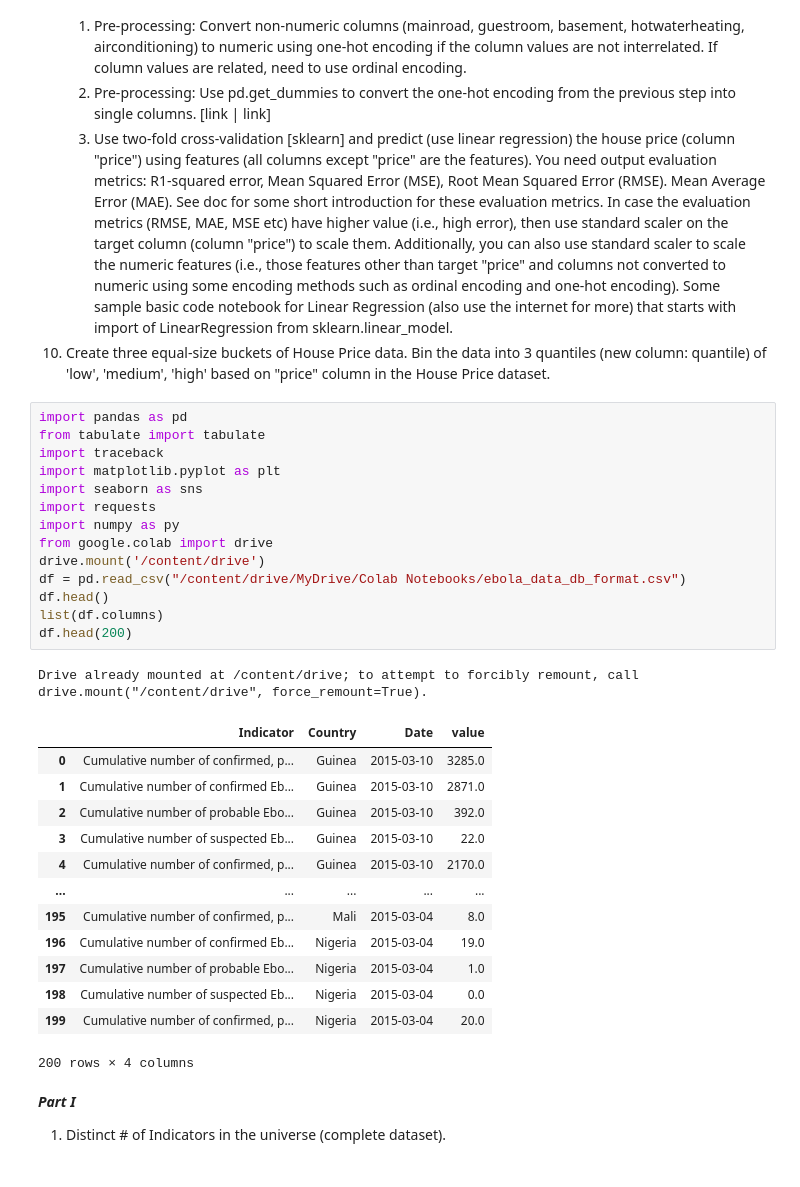
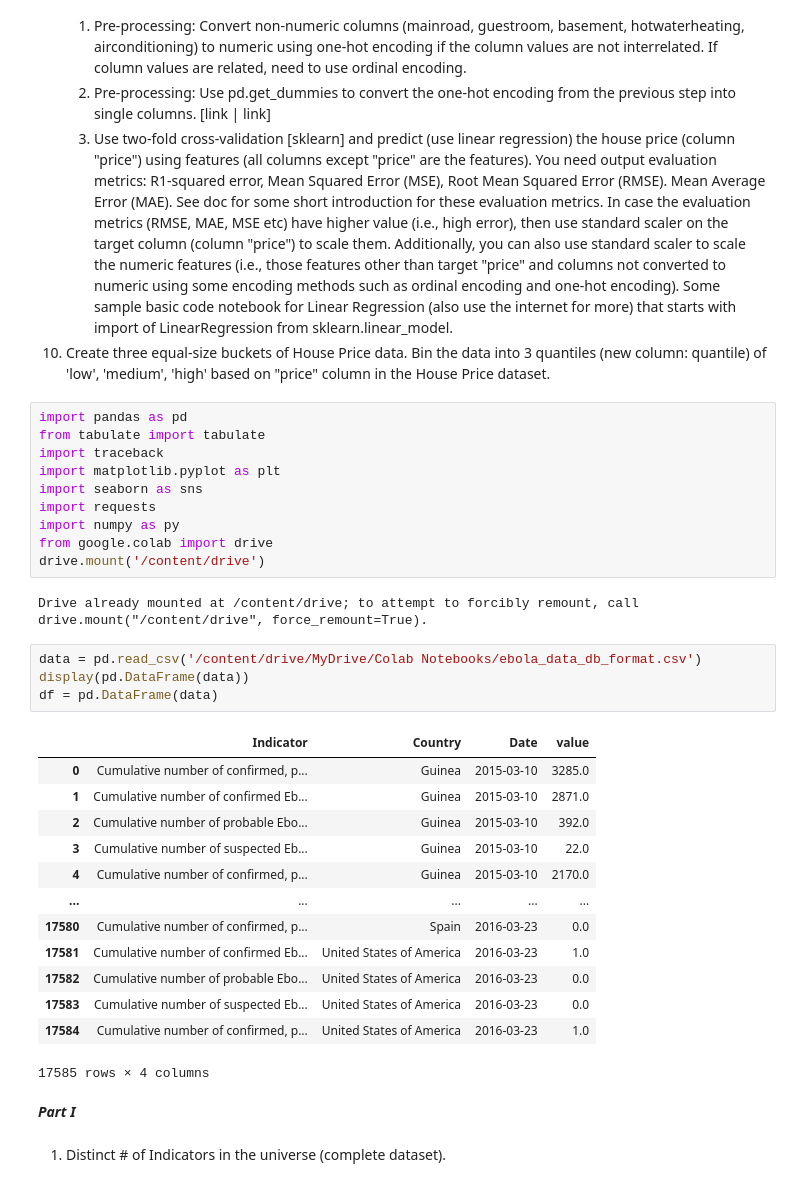
Before and after one commit to GNANASAMBANTHAN/GNANASAMBANTHAN, a Jupyter notebook: Mini_Project_6_(Ebola_Data_Analytics_+_Linear_Regression_House_Prediction_ML_Task).ipynb, the cells around one changed output. Cells and saved outputs as stored; diff of their text form.

```diff
--- a/Mini_Project_6_(Ebola_Data_Analytics_+_Linear_Regression_House_Prediction_ML_Task).ipynb
+++ b/Mini_Project_6_(Ebola_Data_Analytics_+_Linear_Regression_House_Prediction_ML_Task).ipynb
@@ -29,26 +29,29 @@ import requests
 import numpy as py
 from google.colab import drive
 drive.mount('/content/drive')
-df = pd.read_csv("/content/drive/MyDrive/Colab Notebooks/ebola_data_db_format.csv")
-df.head()
-list(df.columns)
-df.head(200)
 # %% [output]
 Drive already mounted at /content/drive; to attempt to forcibly remount, call drive.mount("/content/drive", force_remount=True).
-|  | Indicator | Country | Date | value |
-| 0 | Cumulative number of confirmed, p... | Guinea | 2015-03-10 | 3285.0 |
-| 1 | Cumulative number of confirmed Eb... | Guinea | 2015-03-10 | 2871.0 |
-| 2 | Cumulative number of probable Ebo... | Guinea | 2015-03-10 | 392.0 |
-| 3 | Cumulative number of suspected Eb... | Guinea | 2015-03-10 | 22.0 |
-| 4 | Cumulative number of confirmed, p... | Guinea | 2015-03-10 | 2170.0 |
-| ... | ... | ... | ... | ... |
-| 195 | Cumulative number of confirmed, p... | Mali | 2015-03-04 | 8.0 |
-| 196 | Cumulative number of confirmed Eb... | Nigeria | 2015-03-04 | 19.0 |
-| 197 | Cumulative number of probable Ebo... | Nigeria | 2015-03-04 | 1.0 |
-| 198 | Cumulative number of suspected Eb... | Nigeria | 2015-03-04 | 0.0 |
-| 199 | Cumulative number of confirmed, p... | Nigeria | 2015-03-04 | 20.0 |
-200 rows × 4 columns
+# %%
+data = pd.read_csv('/content/drive/MyDrive/Colab Notebooks/ebola_data_db_format.csv')
+display(pd.DataFrame(data))
+df = pd.DataFrame(data)
+# %% [output]
+|  | Indicator | Country | Date | value |
+| 0 | Cumulative number of confirmed, p... | Guinea | 2015-03-10 | 3285.0 |
+| 1 | Cumulative number of confirmed Eb... | Guinea | 2015-03-10 | 2871.0 |
+| 2 | Cumulative number of probable Ebo... | Guinea | 2015-03-10 | 392.0 |
+| 3 | Cumulative number of suspected Eb... | Guinea | 2015-03-10 | 22.0 |
+| 4 | Cumulative number of confirmed, p... | Guinea | 2015-03-10 | 2170.0 |
+| ... | ... | ... | ... | ... |
+| 17580 | Cumulative number of confirmed, p... | Spain | 2016-03-23 | 0.0 |
+| 17581 | Cumulative number of confirmed Eb... | United States of America | 2016-03-23 | 1.0 |
+| 17582 | Cumulative number of probable Ebo... | United States of America | 2016-03-23 | 0.0 |
+| 17583 | Cumulative number of suspected Eb... | United States of America | 2016-03-23 | 0.0 |
+| 17584 | Cumulative number of confirmed, p... | United States of America | 2016-03-23 | 1.0 |
+17585 rows × 4 columns
+# %% [markdown]
+***Part I***
 # %% [markdown]
-***Part I***
+
 1. Distinct # of Indicators in the universe (complete dataset).
 # %%
```
Also changed, not shown: parts of 20 cells of this notebook.
